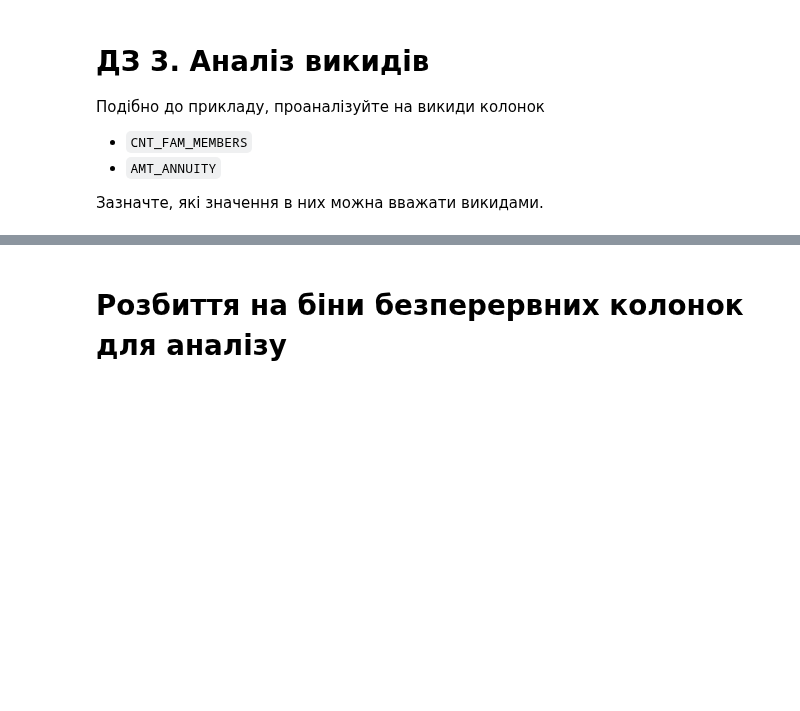
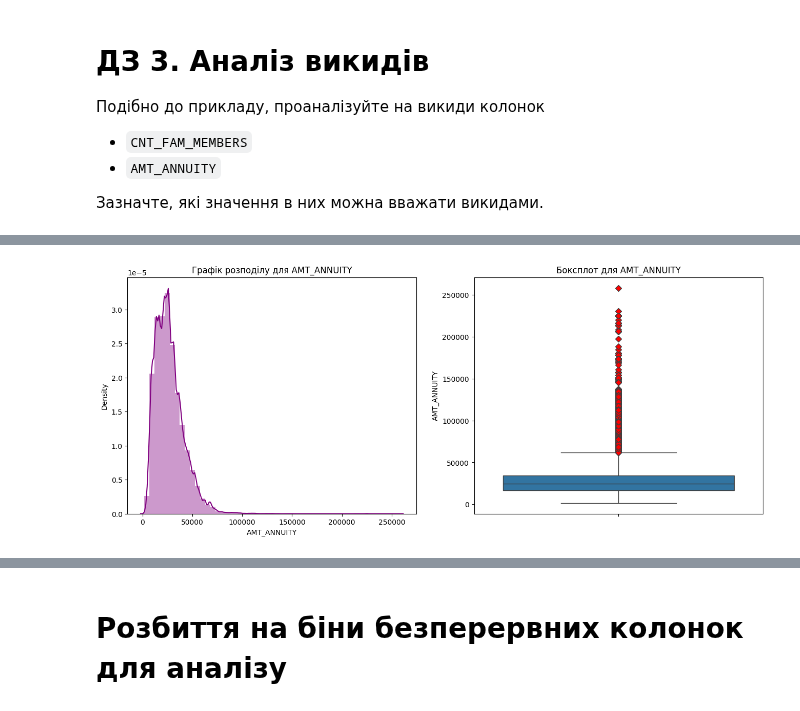
Before and after one commit to Marianderita/ML_Practice, a Jupyter notebook: HW_1_2_Credit_EDA.ipynb, the cells around one changed output, grey strips where cells are left out. Cells and saved outputs as stored; diff of their text form; code cells hidden in the pictures; blank space fills up the shorter version.

```diff
--- a/HW_1_2_Credit_EDA.ipynb
+++ b/HW_1_2_Credit_EDA.ipynb
@@ -1573,0 +1801,4 @@ df[df['AMT_INCOME_TOTAL'] > 900000].head()
+# %%
+dist_box(df,'AMT_ANNUITY')
+# %% [output]
+[figure, added]
```
Also changed, not shown: parts of 112 cells of this notebook.
